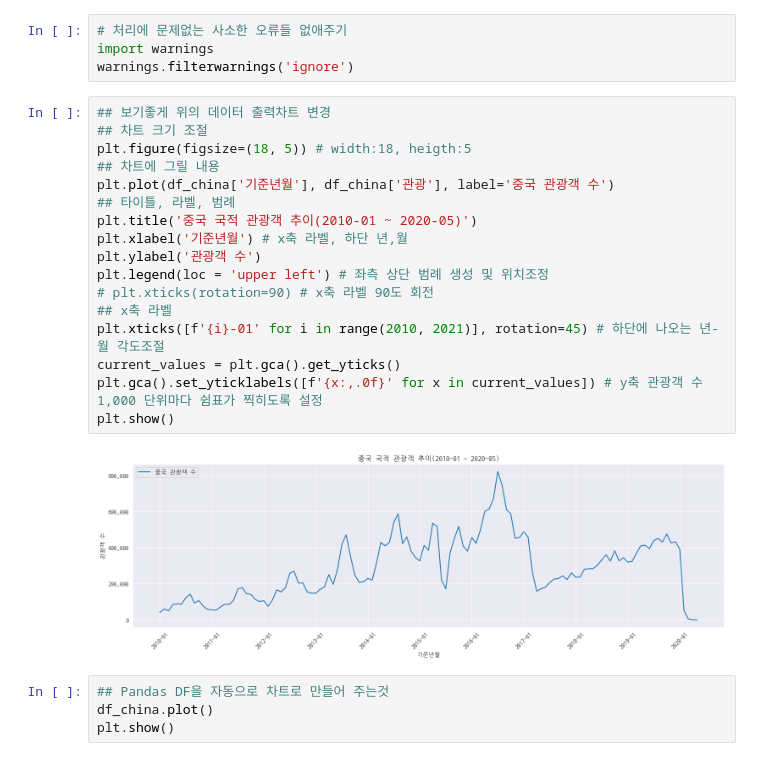
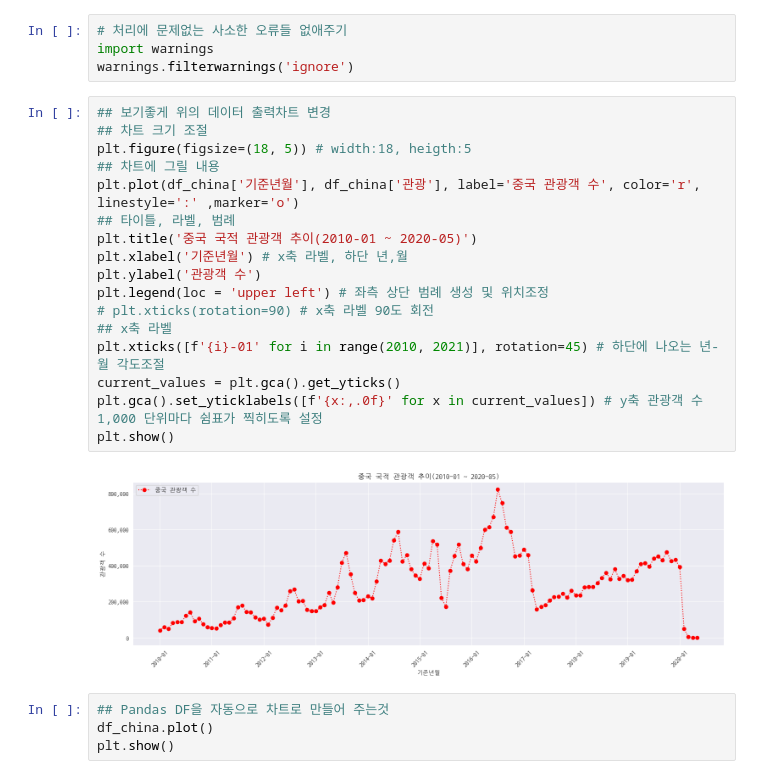
Before and after one commit to Koeyh/bigdata-analysis-2024, a Jupyter notebook: day03/da09_코로나바이러스영향_중국인관광객수_감소분석.ipynb, the cells around one changed output. Saved outputs shown, nothing was run; the diff lists cells and outputs as text.

```diff
--- a/day03/da09_코로나바이러스영향_중국인관광객수_감소분석.ipynb
+++ b/day03/da09_코로나바이러스영향_중국인관광객수_감소분석.ipynb
@@ -546,22 +546,22 @@ warnings.filterwarnings('ignore')
 # %%
 ## 보기좋게 위의 데이터 출력차트 변경
 ## 차트 크기 조절
 plt.figure(figsize=(18, 5)) # width:18, heigth:5
 ## 차트에 그릴 내용
-plt.plot(df_china['기준년월'], df_china['관광'], label='중국 관광객 수')
+plt.plot(df_china['기준년월'], df_china['관광'], label='중국 관광객 수', color='r',  linestyle=':' ,marker='o')
 ## 타이틀, 라벨, 범례
 plt.title('중국 국적 관광객 추이(2010-01 ~ 2020-05)')
 plt.xlabel('기준년월') # x축 라벨, 하단 년,월
 plt.ylabel('관광객 수')
 plt.legend(loc = 'upper left') # 좌측 상단 범례 생성 및 위치조정
 # plt.xticks(rotation=90) # x축 라벨 90도 회전
 ## x축 라벨
 plt.xticks([f'{i}-01' for i in range(2010, 2021)], rotation=45) # 하단에 나오는 년-월 각도조절
 current_values = plt.gca().get_yticks()
 plt.gca().set_yticklabels([f'{x:,.0f}' for x in current_values]) # y축 관광객 수 1,000 단위마다 쉼표가 찍히도록 설정
 plt.show()
 # %% [output]
-[figure, old version]
+[figure, new version]
 # %%
 ## Pandas DF을 자동으로 차트로 만들어 주는것
 df_china.plot()
```
Also changed, not shown: 2 other files.
